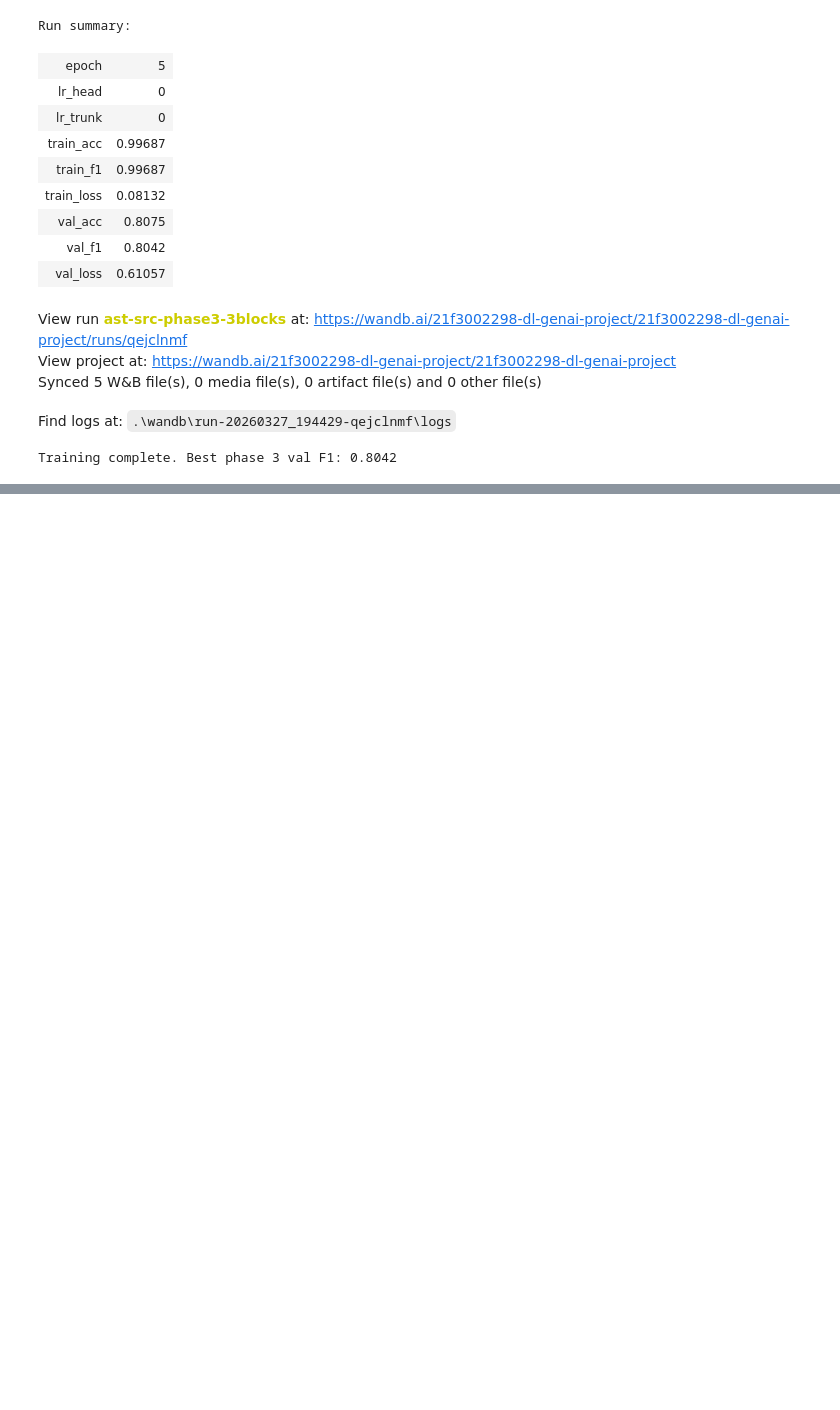
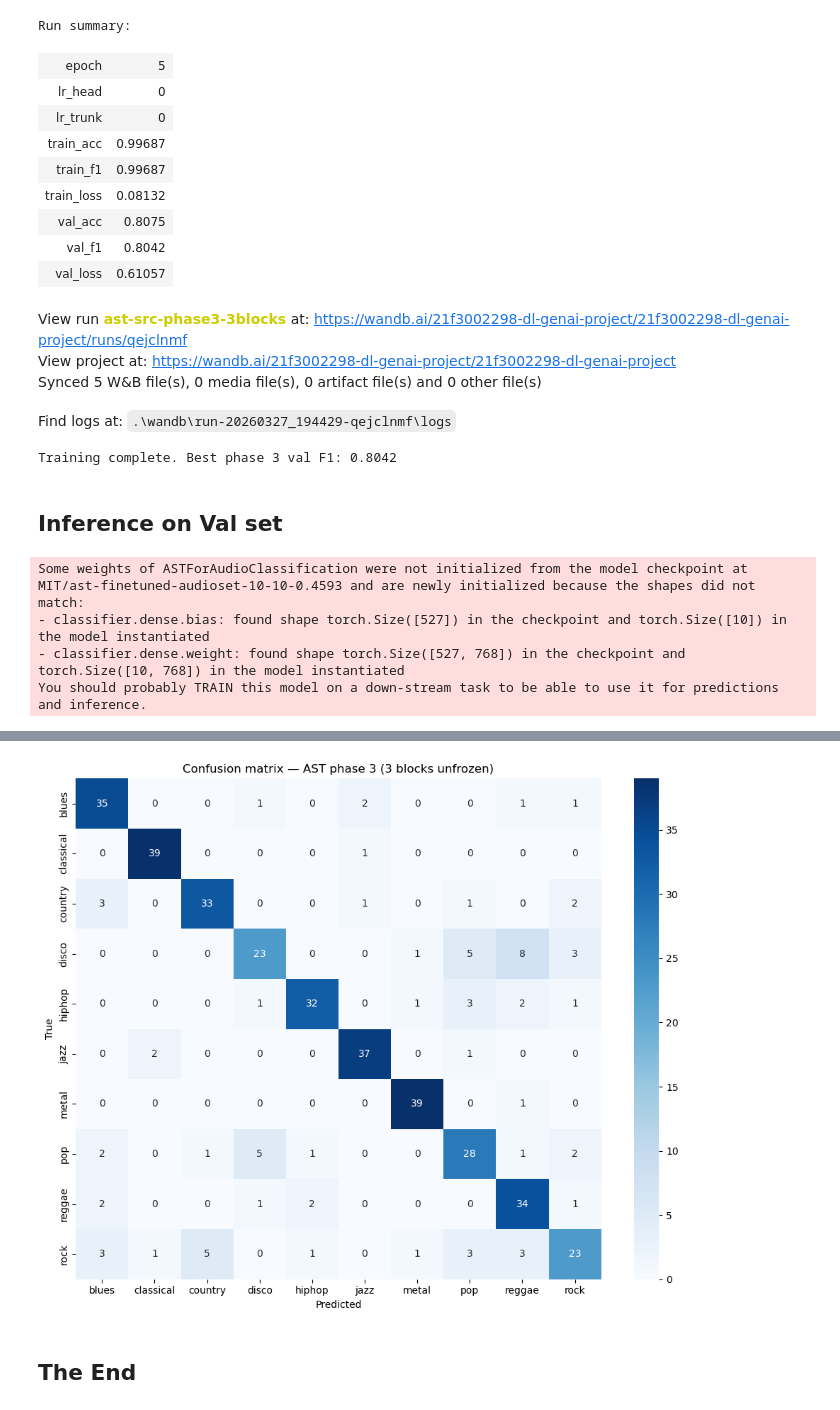
Before and after one commit to Rohhnn/music-genre-classifier, a Jupyter notebook: scripts/train_ast.ipynb, the cells around one changed output, grey strips where cells are left out. Drawn from its saved outputs; the diff is of its cells as text; code cells hidden in the pictures; blank space fills up the shorter version.

```diff
--- a/scripts/train_ast.ipynb
+++ b/scripts/train_ast.ipynb
@@ -96,6 +98,7 @@ You should probably TRAIN this model on a down-stream task to be able to use it
 Phase 1 trainable parameters: 9,226
 # %%
 def run_epoch(model, loader, criterion, optimizer, training, device, desc=""):
+    ''' Function to run a single epoch of training or evaluation.'''
     model.train() if training else model.eval()
     total_loss, preds, labels_all = 0.0, [], []
 
@@ -115,10 +118,10 @@ def run_epoch(model, loader, criterion, optimizer, training, device, desc=""):
             preds.extend(logits.argmax(dim=1).detach().cpu().numpy())
             labels_all.extend(labels.detach().cpu().numpy())
 
-    n        = len(loader.dataset)
+    n = len(loader.dataset)
     avg_loss = total_loss / n
-    f1       = f1_score(labels_all, preds, average="macro")
-    acc      = accuracy_score(labels_all, preds)
+    f1 = f1_score(labels_all, preds, average="macro")
+    acc = accuracy_score(labels_all, preds)
     return avg_loss, f1, acc
 
 
@@ -464,3 +471,68 @@ View project at: https://wandb.ai/21f3002298-dl-genai-project/21f3002298-dl-gena
 Synced 5 W&B file(s), 0 media file(s), 0 artifact file(s) and 0 other file(s)
 Find logs at: .\wandb\run-20260327_194429-qejclnmf\logs
 Training complete. Best phase 3 val F1: 0.8042
+# %% [markdown]
+## Inference on Val set
+# %%
+import glob
+import torch
+import seaborn as sns
+import matplotlib.pyplot as plt
+from torch.utils.data import Dataset, DataLoader
+from transformers import ASTForAudioClassification
+from sklearn.metrics import classification_report, confusion_matrix
+
+GENRES = ["blues", "classical", "country", "disco", "hiphop",
+                "jazz", "metal", "pop", "reggae", "rock"]
+DEVICE = torch.device("cuda" if torch.cuda.is_available() else "cpu")
+AST_MODEL_ID = "MIT/ast-finetuned-audioset-10-10-0.4593"
+VAL_CACHE = "../working/ast_cache/val"
+MODEL_PATH = "../models/ast_src_phase3_best.pth"
+
+
+class CachedASTDataset(Dataset):
+    def __init__(self, cache_dir):
+        self.files = sorted(glob.glob(f"{cache_dir}/*.pt"))
+    def __len__(self):
+        return len(self.files)
+    def __getitem__(self, idx):
+        item = torch.load(self.files[idx], weights_only=True)
+        return item["input_values"], item["label"]
+
+
+val_loader_eval = DataLoader(CachedASTDataset(VAL_CACHE),
+                             batch_size=32, shuffle=False, num_workers=0)
+
+model_eval = ASTForAudioClassification.from_pretrained(
+    AST_MODEL_ID, num_labels=10, ignore_mismatched_sizes=True
+)
+for param in model_eval.audio_spectrogram_transformer.parameters():
+    param.requires_grad = False
+model_eval.load_state_dict(torch.load(MODEL_PATH, map_location=DEVICE, weights_only=True))
+model_eval = model_eval.to(DEVICE)
+model_eval.eval()
+
+all_preds, all_labels = [], []
+with torch.no_grad():
+    for inputs, labels in val_loader_eval:
+        logits = model_eval(inputs.to(DEVICE)).logits
+        all_preds.extend(logits.argmax(dim=1).detach().cpu().numpy())
+        all_labels.extend(labels.numpy())
+
+print(classification_report(all_labels, all_preds, target_names=GENRES, digits=4))
+
+cm = confusion_matrix(all_labels, all_preds)
+fig, ax = plt.subplots(figsize=(10, 8))
+sns.heatmap(cm, annot=True, fmt="d", cmap="Blues",
+            xticklabels=GENRES, yticklabels=GENRES, ax=ax)
+ax.set_xlabel("Predicted")
+ax.set_ylabel("True")
+ax.set_title("Confusion matrix — AST phase 3 (3 blocks unfrozen)")
+plt.tight_layout()
+plt.savefig("../models/confusion_matrix_ast_phase3.png", dpi=150)
+plt.show()
+# %% [output]
+Some weights of ASTForAudioClassification were not initialized from the model checkpoint at MIT/ast-finetuned-audioset-10-10-0.4593 and are newly initialized because the shapes did not match:
+- classifier.dense.bias: found shape torch.Size([527]) in the checkpoint and torch.Size([10]) in the model instantiated
+- classifier.dense.weight: found shape torch.Size([527, 768]) in the checkpoint and torch.Size([10, 768]) in the model instantiated
+You should probably TRAIN this model on a down-stream task to be able to use it for predictions and inference.
@@ -466,0 +555,3 @@ Training complete. Best phase 3 val F1: 0.8042
+[figure, added]
+# %% [markdown]
+## The End
```
Also changed, not shown: parts of 10 cells of this notebook, 8 other files.
